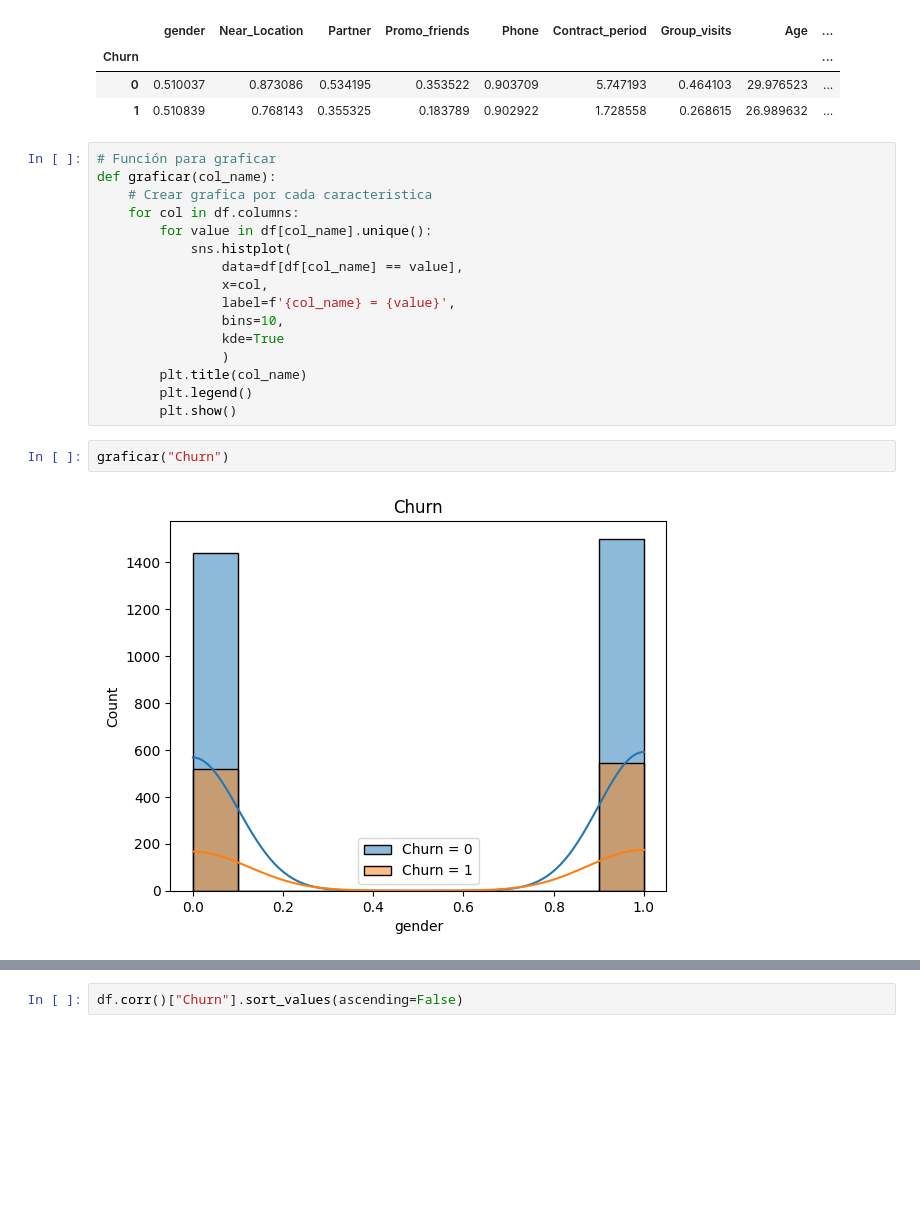
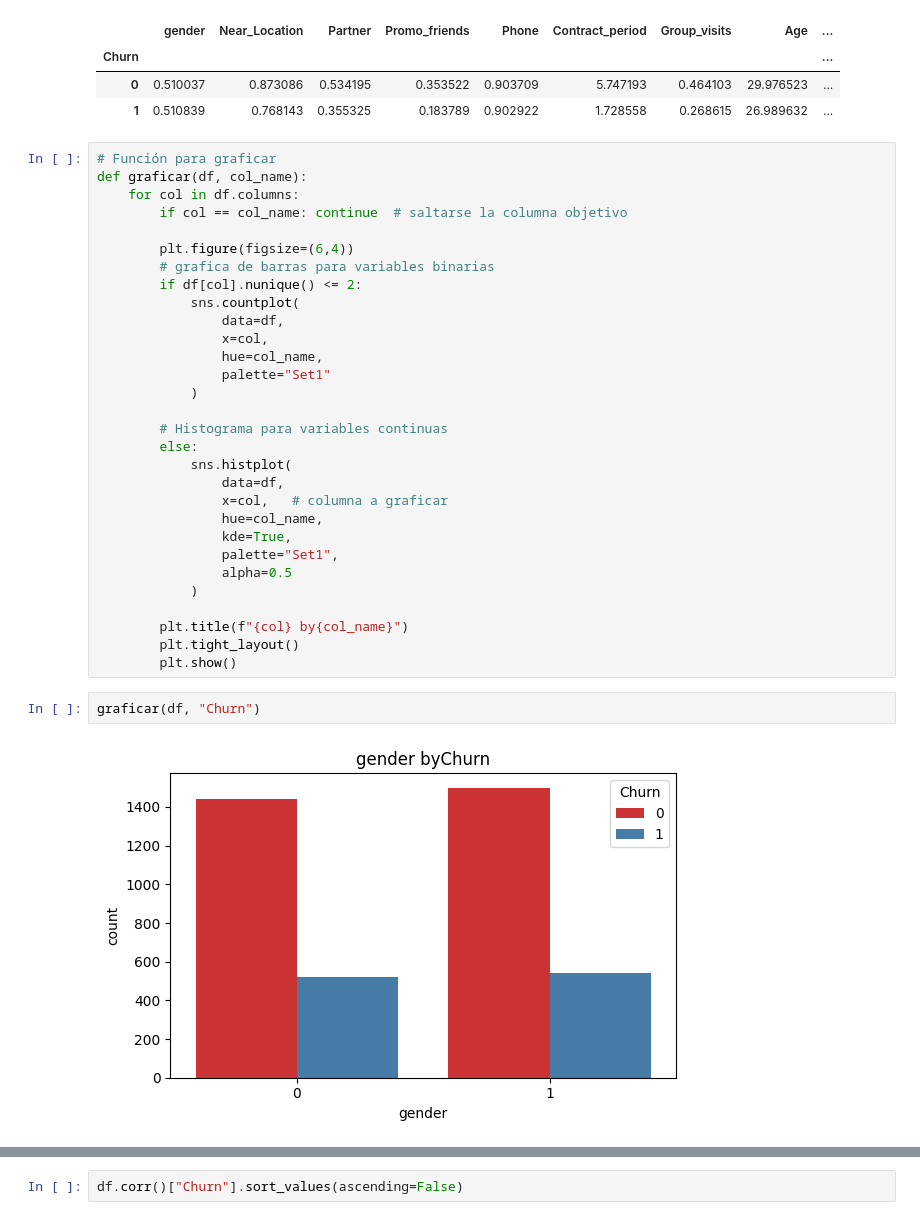
Before and after one commit to HesusG/da-ds-notebook-solutions, a Jupyter notebook: LATAM V7 DADS/9-14 DA/SP13 Forecasts and Predictions/P Spanish Version/S13 SOL - Pronósticos y predicciones.ipynb, the cells around one changed output, grey strips where cells are left out. Saved outputs shown, nothing was run; the diff lists cells and outputs as text; blank space fills up the shorter version.

```diff
--- a/LATAM V7 DADS/9-14 DA/SP13 Forecasts and Predictions/P Spanish Version/S13 SOL - Pronósticos y predicciones.ipynb
+++ b/LATAM V7 DADS/9-14 DA/SP13 Forecasts and Predictions/P Spanish Version/S13 SOL - Pronósticos y predicciones.ipynb
@@ -119,21 +119,35 @@ df.groupby('Churn').mean()
 | 1 | 0.510839 | 0.768143 | 0.355325 | 0.183789 | 0.902922 | 1.728558 | 0.268615 | 26.989632 | ... |
 # %%
 # Función para graficar
-def graficar(col_name):
-    # Crear grafica por cada caracteristica
+def graficar(df, col_name):
     for col in df.columns:
-        for value in df[col_name].unique():
+        if col == col_name: continue  # saltarse la columna objetivo
+
+        plt.figure(figsize=(6,4))
+        # grafica de barras para variables binarias
+        if df[col].nunique() <= 2:
+            sns.countplot(
+                data=df,
+                x=col,
+                hue=col_name,
+                palette="Set1"
+            )
+
+        # Histograma para variables continuas
+        else:
             sns.histplot(
-                data=df[df[col_name] == value],
-                x=col,
-                label=f'{col_name} = {value}',
-                bins=10,
-                kde=True
-                )
-        plt.title(col_name)
-        plt.legend()
+                data=df,
+                x=col,   # columna a graficar
+                hue=col_name,
+                kde=True,
+                palette="Set1",
+                alpha=0.5
+            )
+
+        plt.title(f"{col} by{col_name}")
+        plt.tight_layout()
         plt.show()
 # %%
-graficar("Churn")
+graficar(df, "Churn")
 # %% [output]
-[figure, old version]
+[figure, new version]
```
Also changed, not shown: parts of 26 cells of this notebook.
